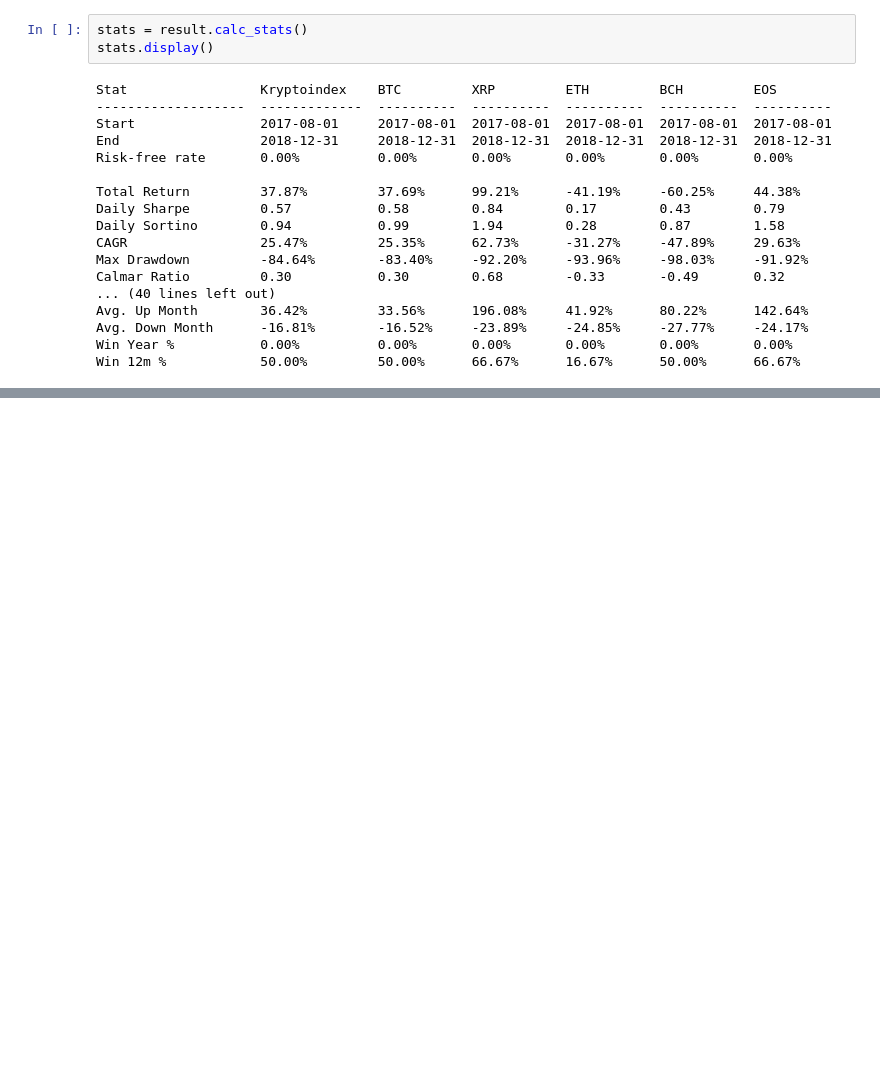
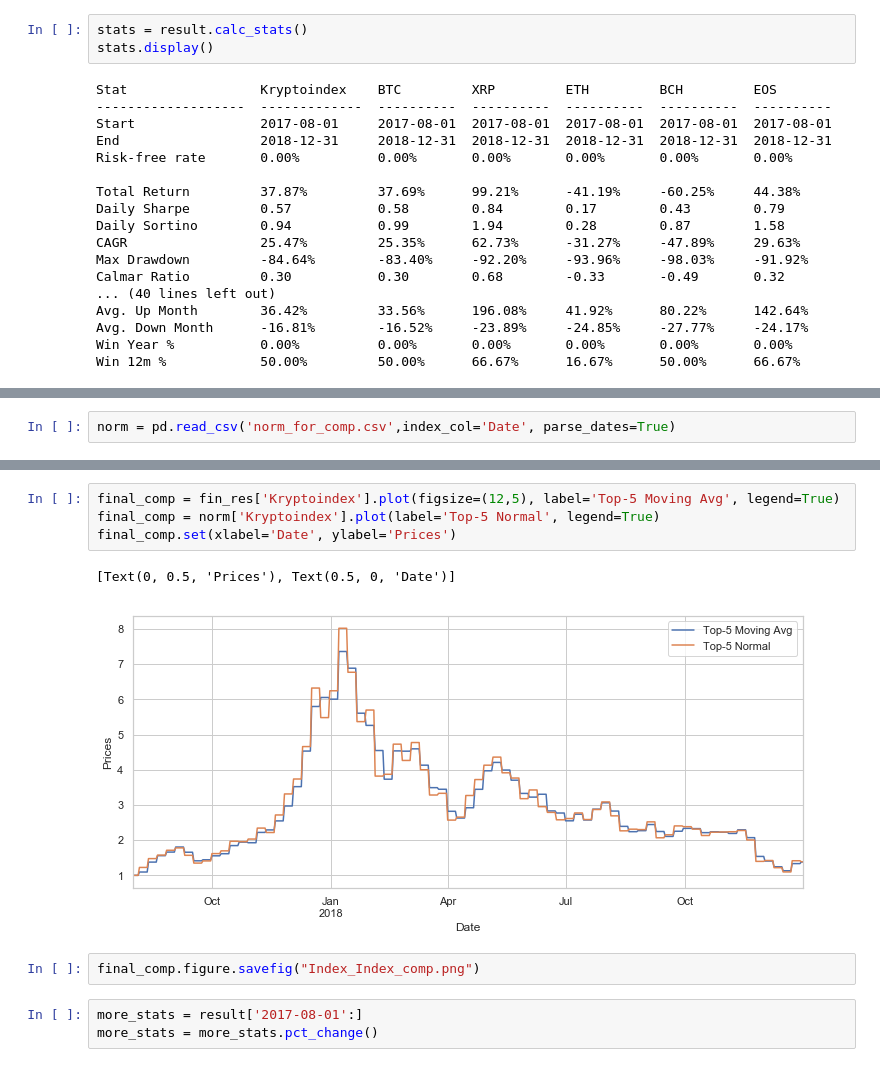
Before and after one commit to jaNGOB/Cryptoindex, a Jupyter notebook: avg_weight_backtest.ipynb, the cells around one changed output, grey strips where cells are left out. Cells and saved outputs as stored; diff of their text form; blank space fills up the shorter version.

```diff
--- a/avg_weight_backtest.ipynb
+++ b/avg_weight_backtest.ipynb
@@ -186,0 +211,2 @@ ValueError: could not convert string to float:
+# %%
+norm = pd.read_csv('norm_for_comp.csv',index_col='Date', parse_dates=True)
@@ -186,0 +223,12 @@ ValueError: could not convert string to float:
+# %%
+final_comp = fin_res['Kryptoindex'].plot(figsize=(12,5), label='Top-5 Moving Avg', legend=True)
+final_comp = norm['Kryptoindex'].plot(label='Top-5 Normal', legend=True)
+final_comp.set(xlabel='Date', ylabel='Prices')
+# %% [output]
+[Text(0, 0.5, 'Prices'), Text(0.5, 0, 'Date')]
+[figure, added]
+# %%
+final_comp.figure.savefig("Index_Index_comp.png")
+# %%
+more_stats = result['2017-08-01':]
+more_stats = more_stats.pct_change()
```
Also changed, not shown: parts of 11 cells of this notebook, 1 other file.
